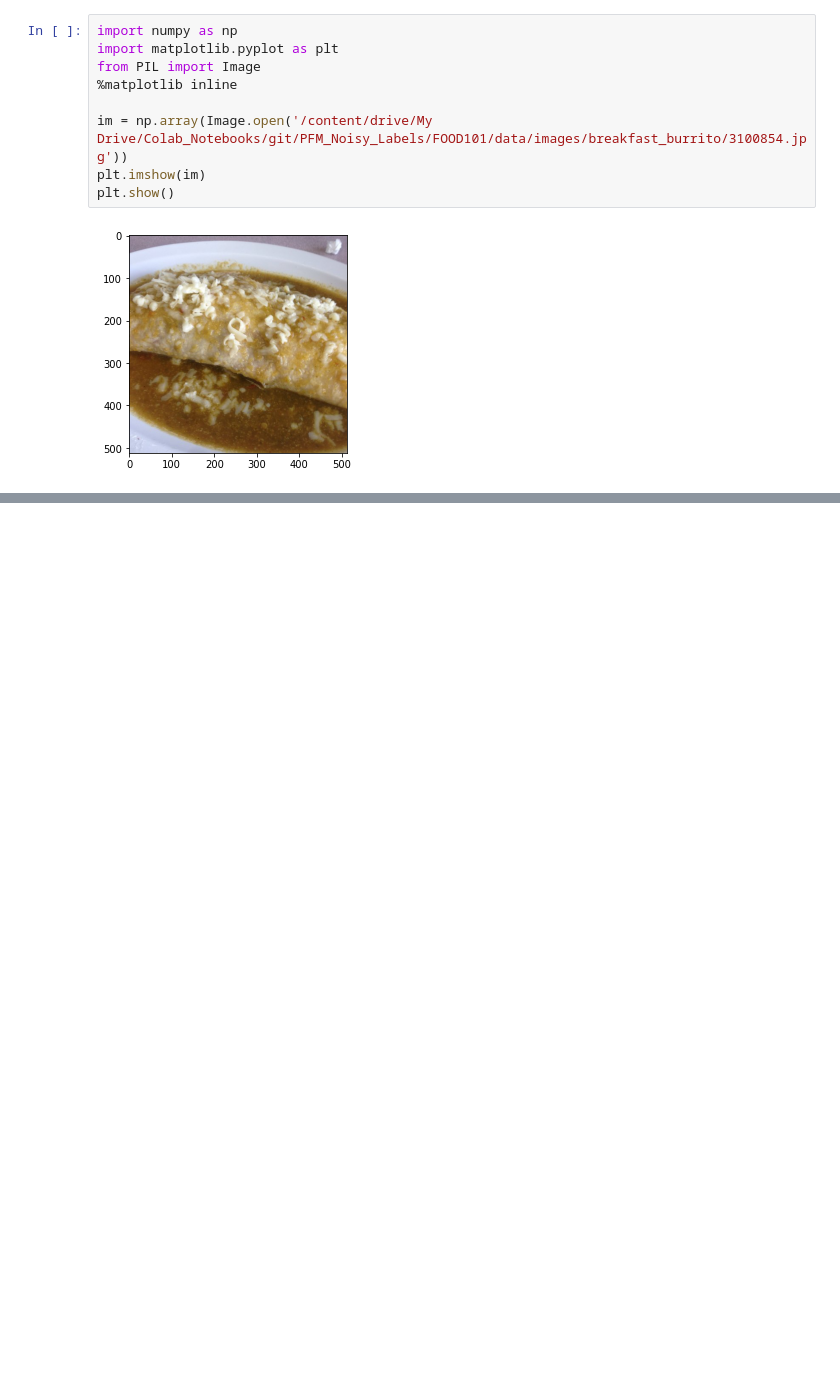
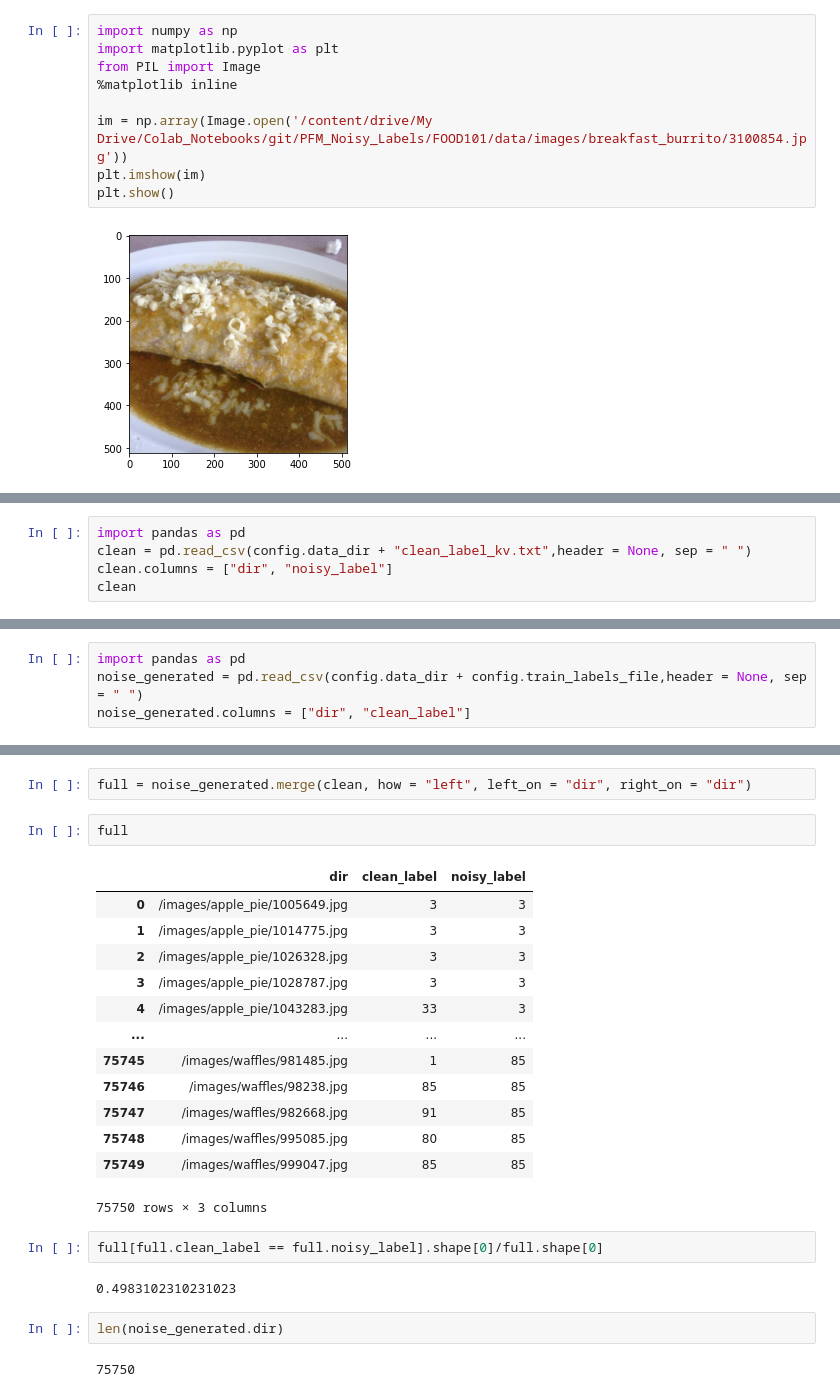
Before and after one commit to xavierlopeze/PFM_Noisy_Labels, a Jupyter notebook: MLNT_Food101/baseline_food_2.ipynb, the cells around one changed output, grey strips where cells are left out. Cells and saved outputs as stored; diff of their text form; blank space fills up the shorter version.

```diff
--- a/MLNT_Food101/baseline_food_2.ipynb
+++ b/MLNT_Food101/baseline_food_2.ipynb
@@ -426,0 +474,5 @@ TEST()
+# %%
+import pandas as pd
+clean = pd.read_csv(config.data_dir + "clean_label_kv.txt",header = None, sep = " ")
+clean.columns = ["dir", "noisy_label"]
+clean
@@ -426,0 +493,4 @@ TEST()
+# %%
+import pandas as pd
+noise_generated = pd.read_csv(config.data_dir + config.train_labels_file,header = None, sep = " ")
+noise_generated.columns = ["dir", "clean_label"]
@@ -426,0 +533,26 @@ TEST()
+# %%
+full = noise_generated.merge(clean, how = "left", left_on = "dir", right_on = "dir")
+# %%
+full
+# %% [output]
+|  | dir | clean_label | noisy_label |
+| 0 | /images/apple_pie/1005649.jpg | 3 | 3 |
+| 1 | /images/apple_pie/1014775.jpg | 3 | 3 |
+| 2 | /images/apple_pie/1026328.jpg | 3 | 3 |
+| 3 | /images/apple_pie/1028787.jpg | 3 | 3 |
+| 4 | /images/apple_pie/1043283.jpg | 33 | 3 |
+| ... | ... | ... | ... |
+| 75745 | /images/waffles/981485.jpg | 1 | 85 |
+| 75746 | /images/waffles/98238.jpg | 85 | 85 |
+| 75747 | /images/waffles/982668.jpg | 91 | 85 |
+| 75748 | /images/waffles/995085.jpg | 80 | 85 |
+| 75749 | /images/waffles/999047.jpg | 85 | 85 |
+75750 rows × 3 columns
+# %%
+full[full.clean_label == full.noisy_label].shape[0]/full.shape[0]
+# %% [output]
+0.4983102310231023
+# %%
+len(noise_generated.dir)
+# %% [output]
+75750
```
Also changed, not shown: parts of 22 cells of this notebook, 3 other files.
